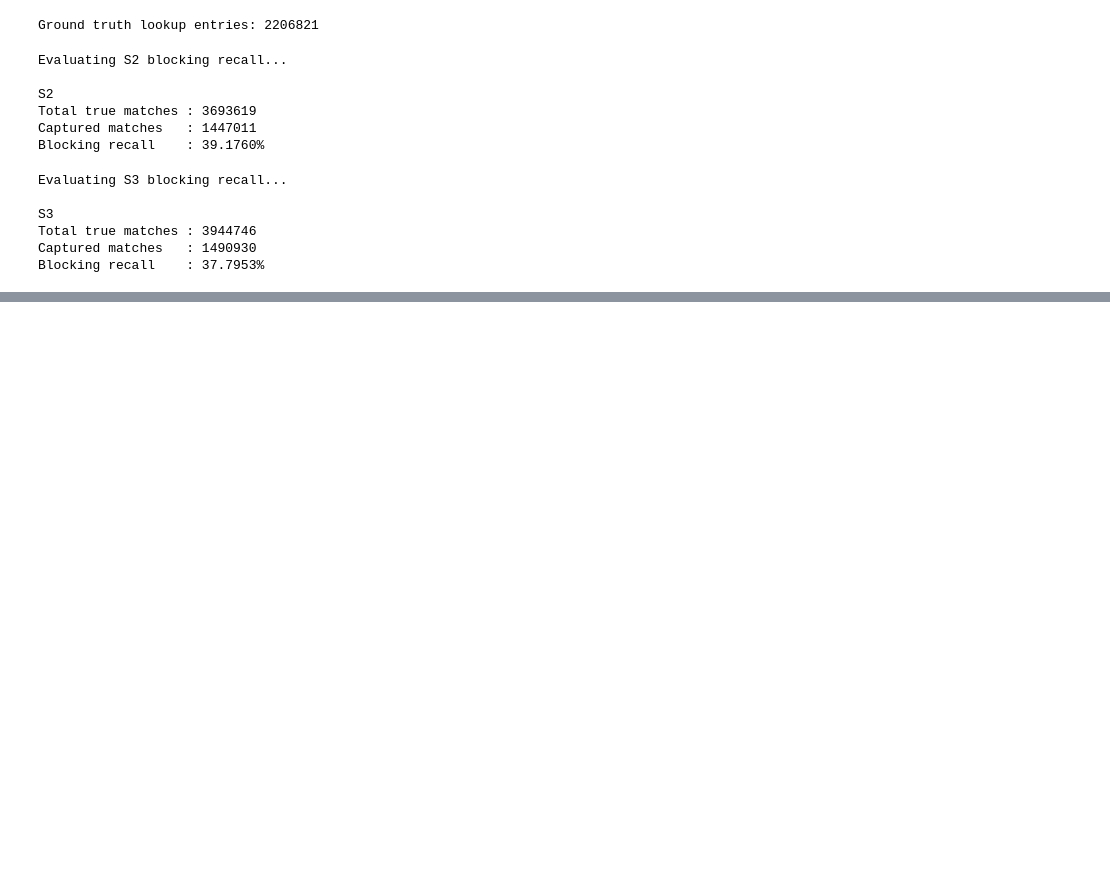
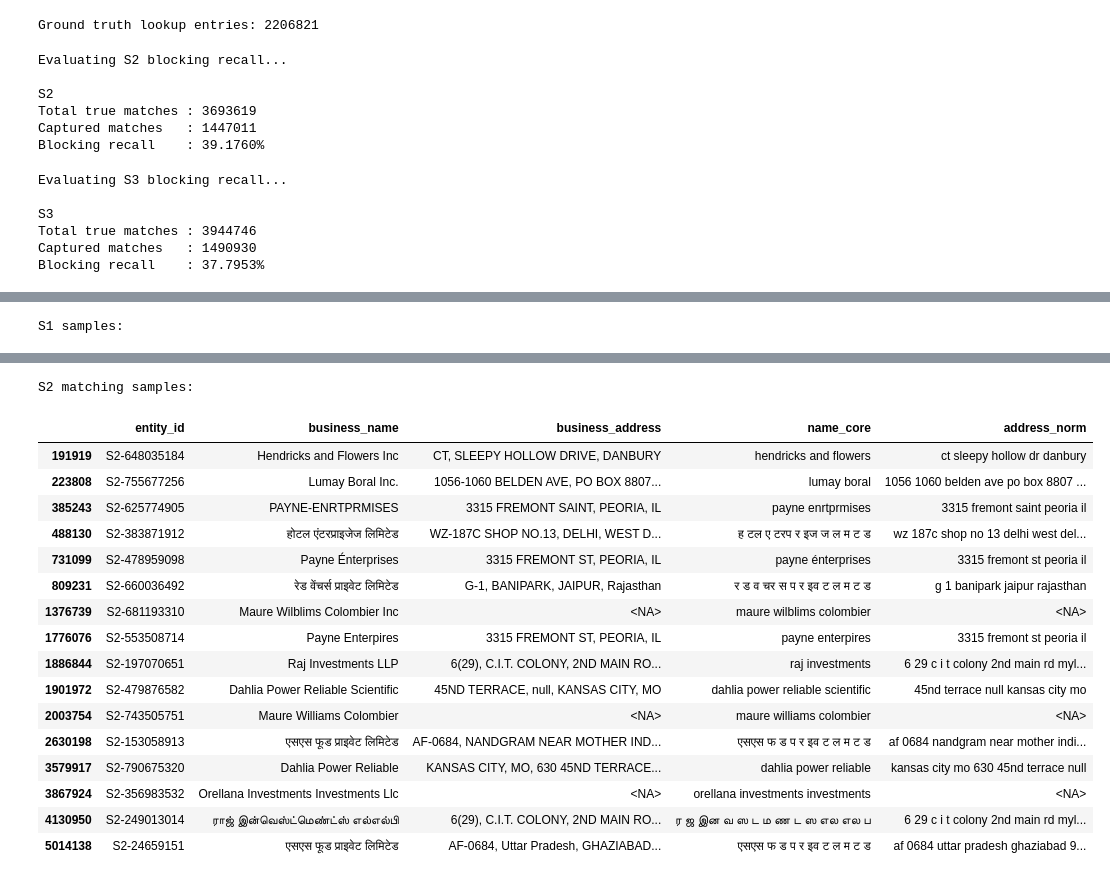
Before and after one commit to kartik815/Amazon-ML-Challenge-2026, a Jupyter notebook: notebooks/04_Blocking.ipynb, the cells around one changed output, grey strips where cells are left out. Cells and saved outputs as stored; diff of their text form; code cells hidden in the pictures; blank space fills up the shorter version.

```diff
--- a/notebooks/04_Blocking.ipynb
+++ b/notebooks/04_Blocking.ipynb
@@ -388,0 +473,15 @@ Blocking recall    : 37.7953%
+# %%
+# Show some S1 entities that have known S2 matches
+# and compare their normalized name/address fields.
+
+sample_s1_ids = []
+
+for s1_id, matches in gt_lookup.items():
+    s2_matches = [x for x in matches if x.startswith("S2-")]
+    if s2_matches:
+        sample_s1_ids.append((s1_id, s2_matches[:3]))
+
+    if len(sample_s1_ids) >= 10:
+        break
+
+sample_s1_ids
@@ -388,0 +499,45 @@ Blocking recall    : 37.7953%
+# %%
+sample_ids = [x[0] for x in sample_s1_ids]
+sample_s2_ids = [
+    match
+    for _, matches in sample_s1_ids
+    for match in matches
+]
+
+s1_sample = pd.read_csv(
+    S1_PATH,
+    sep="\t",
+    dtype="string"
+)
+
+s2_sample = pd.read_csv(
+    S2_PATH,
+    sep="\t",
+    dtype="string"
+)
+
+s1_sample = s1_sample[
+    s1_sample["entity_id"].isin(sample_ids)
+]
+
+s2_sample = s2_sample[
+    s2_sample["entity_id"].isin(sample_s2_ids)
+]
+
+print("S1 samples:")
+display(
+    s1_sample[
+        ["entity_id", "business_name", "business_address",
+         "name_core", "address_norm"]
+    ]
+)
+
+print("\nS2 matching samples:")
+display(
+    s2_sample[
+        ["entity_id", "business_name", "business_address",
+         "name_core", "address_norm"]
+    ]
+)
+# %% [output]
+S1 samples:
@@ -388,0 +555,18 @@ Blocking recall    : 37.7953%
+S2 matching samples:
+|  | entity_id | business_name | business_address | name_core | address_norm |
+| 191919 | S2-648035184 | Hendricks and Flowers Inc | CT, SLEEPY HOLLOW DRIVE, DANBURY | hendricks and flowers | ct sleepy hollow dr danbury |
+| 223808 | S2-755677256 | Lumay Boral Inc. | 1056-1060 BELDEN AVE, PO BOX 8807... | lumay boral | 1056 1060 belden ave po box 8807 ... |
+| 385243 | S2-625774905 | PAYNE-ENRTPRMISES | 3315 FREMONT SAINT, PEORIA, IL | payne enrtprmises | 3315 fremont saint peoria il |
+| 488130 | S2-383871912 | होटल एंटरप्राइजेज लिमिटेड | WZ-187C SHOP NO.13, DELHI, WEST D... | ह टल ए टरप र इज ज ल म ट ड | wz 187c shop no 13 delhi west del... |
+| 731099 | S2-478959098 | Payne Énterprises | 3315 FREMONT ST, PEORIA, IL | payne énterprises | 3315 fremont st peoria il |
+| 809231 | S2-660036492 | रेड वेंचर्स प्राइवेट लिमिटेड | G-1, BANIPARK, JAIPUR, Rajasthan | र ड व चर स प र इव ट ल म ट ड | g 1 banipark jaipur rajasthan |
+| 1376739 | S2-681193310 | Maure Wilblims Colombier Inc | <NA> | maure wilblims colombier | <NA> |
+| 1776076 | S2-553508714 | Payne Enterpires | 3315 FREMONT ST, PEORIA, IL | payne enterpires | 3315 fremont st peoria il |
+| 1886844 | S2-197070651 | Raj Investments LLP | 6(29), C.I.T. COLONY, 2ND MAIN RO... | raj investments | 6 29 c i t colony 2nd main rd myl... |
+| 1901972 | S2-479876582 | Dahlia Power Reliable Scientific | 45ND TERRACE, null, KANSAS CITY, MO | dahlia power reliable scientific | 45nd terrace null kansas city mo |
+| 2003754 | S2-743505751 | Maure Williams Colombier | <NA> | maure williams colombier | <NA> |
+| 2630198 | S2-153058913 | एसएस फूड प्राइवेट लिमिटेड | AF-0684, NANDGRAM NEAR MOTHER IND... | एसएस फ ड प र इव ट ल म ट ड | af 0684 nandgram near mother indi... |
+| 3579917 | S2-790675320 | Dahlia Power Reliable | KANSAS CITY, MO, 630 45ND TERRACE... | dahlia power reliable | kansas city mo 630 45nd terrace null |
+| 3867924 | S2-356983532 | Orellana Investments Investments Llc | <NA> | orellana investments investments | <NA> |
+| 4130950 | S2-249013014 | ராஜ் இன்வெஸ்ட்மெண்ட்ஸ் எல்எல்பி | 6(29), C.I.T. COLONY, 2ND MAIN RO... | ர ஜ இன வ ஸ ட ம ண ட ஸ எல எல ப | 6 29 c i t colony 2nd main rd myl... |
+| 5014138 | S2-24659151 | एसएस फूड प्राइवेट लिमिटेड | AF-0684, Uttar Pradesh, GHAZIABAD... | एसएस फ ड प र इव ट ल म ट ड | af 0684 uttar pradesh ghaziabad 9... |
```
Also changed, not shown: parts of 27 cells of this notebook.
